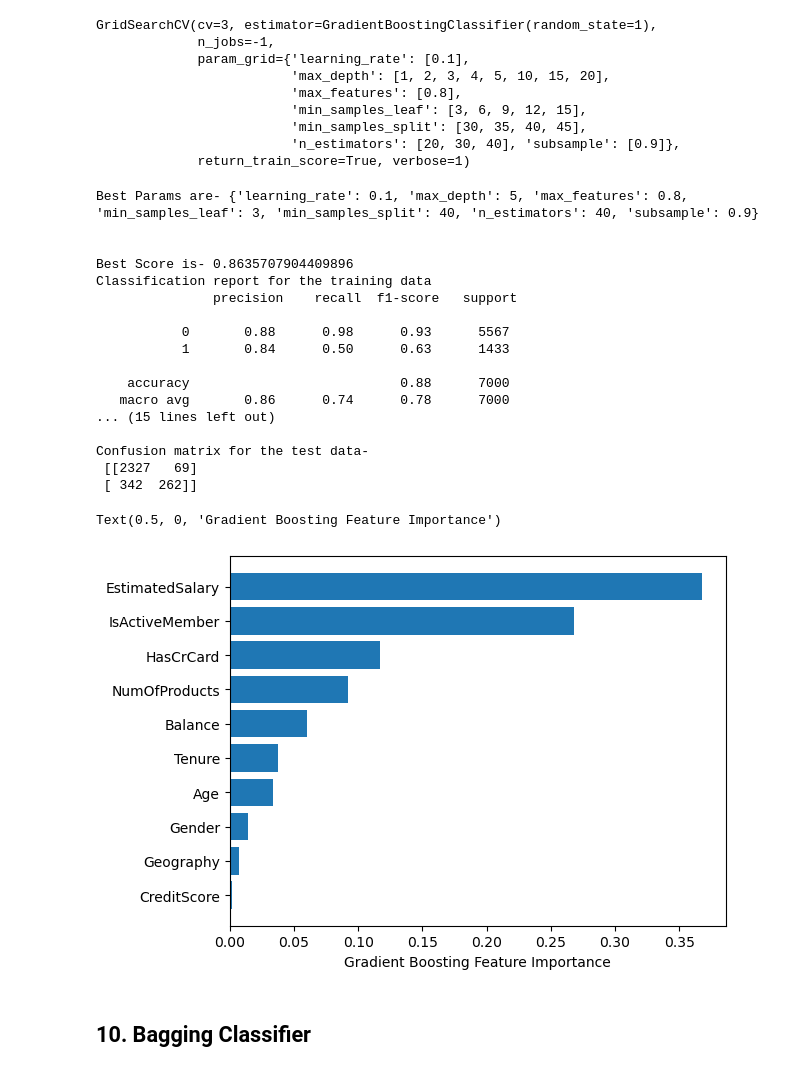
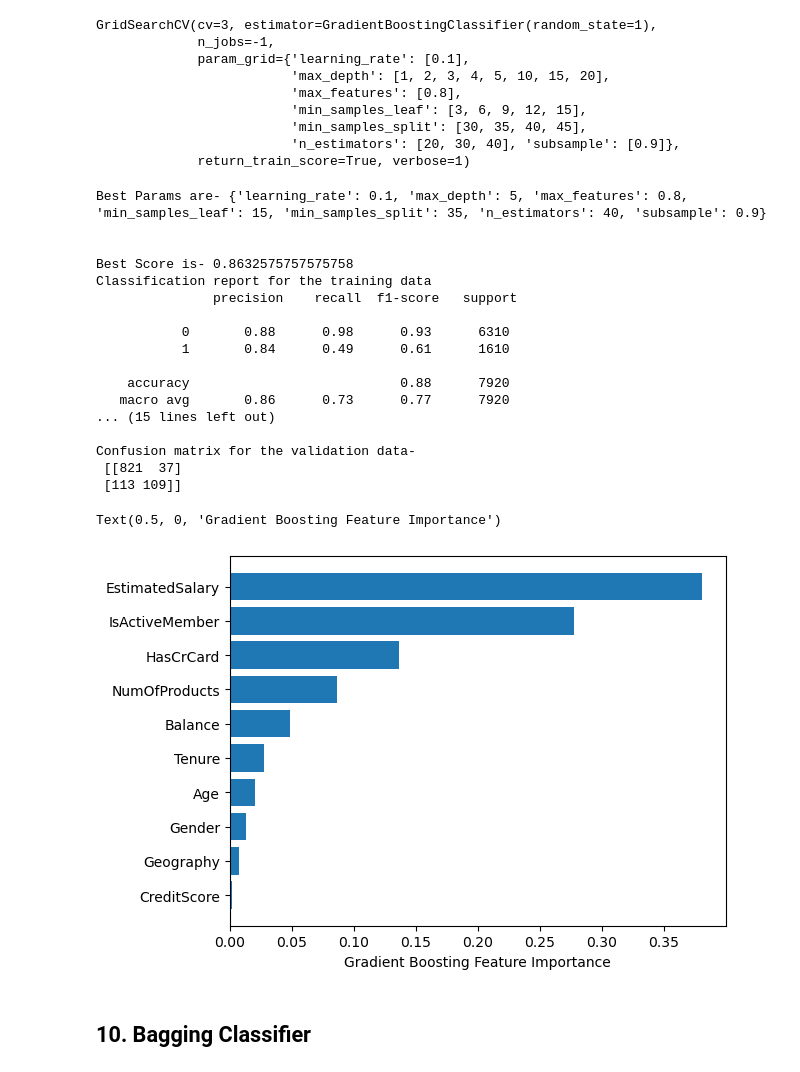
Before and after one commit to sudhanshusinghaiml/AWS-MLOps-Churn-Prediction-for-BankingCustomer, a Jupyter notebook: notebook-code/basic-classification-models.ipynb, the cells around one changed output. Cells and saved outputs as stored; diff of their text form; code cells hidden in the pictures.

```diff
--- a/notebook-code/basic-classification-models.ipynb
+++ b/notebook-code/basic-classification-models.ipynb
@@ -476,7 +470,7 @@ gs_rf = GridSearchCV(estimator = rf_tuned,
                       n_jobs= -1
                       )
 
-gs_rf.fit(X_train, y_train)
+gs_rf.fit(X_train_df, y_train_df)
 # %% [output]
 Fitting 3 folds for each of 768 candidates, totalling 2304 fits
 GridSearchCV(cv=3, estimator=RandomForestClassifier(random_state=123),
@@ -534,17 +528,17 @@ Text(0.5, 0, 'Random Forest Feature Importance')
 ## 8. Gradient Boosting
 # %%
 gbc_model = GradientBoostingClassifier(random_state=1)
-gbc_model.fit(X_train,y_train)
+gbc_model.fit(X_train_df,y_train_df)
 # make predictions for train data
-y_gbc_train_predicted = gbc_model.predict(X_train)
+y_gbc_train_predicted = gbc_model.predict(X_train_df)
 
-# make predictions for test data
-y_gbc_test_predicted = gbc_model.predict(X_test)
-gbc_score=get_metrics_score(gbc_model,X_train, X_test, y_train, y_test)
+# make predictions for validation data
+y_gbc_validation_predicted = gbc_model.predict(X_validation)
+gbc_score=get_metrics_score(gbc_model,X_train_df, X_validation, y_train_df, y_validation)
 
 # summarize the fit of the model
-print('Classification Report for Training Data- \n',classification_report(y_train, y_gbc_train_predicted))
-print('Classification Report for Test Data- \n',classification_report(y_test, y_gbc_test_predicted))
-print('Confusion Matrix for Training Data- \n',confusion_matrix(y_train, y_gbc_train_predicted))
-print('\nConfusion Matrix for Test Data - \n',confusion_matrix(y_test, y_gbc_test_predicted))
+print('Classification Report for Training Data- \n',classification_report(y_train_df, y_gbc_train_predicted))
+print('Classification Report for validation Data- \n',classification_report(y_validation, y_gbc_validation_predicted))
+print('Confusion Matrix for Training Data- \n',confusion_matrix(y_train_df, y_gbc_train_predicted))
+print('\nConfusion Matrix for validation Data - \n',confusion_matrix(y_validation, y_gbc_validation_predicted))
 # %% [output]
@@ -591,7 +585,7 @@ gs_gbc = GridSearchCV(estimator = gbc_tuned,
                       n_jobs= -1
                       )
 
-gs_gbc.fit(X_train, y_train)
+gs_gbc.fit(X_train_df, y_train_df)
 # %% [output]
 Fitting 3 folds for each of 480 candidates, totalling 1440 fits
 GridSearchCV(cv=3, estimator=GradientBoostingClassifier(random_state=1),
@@ -609,41 +603,41 @@ print('\n\nBest Score is-',gs_gbc.best_score_)
 
 # Set the clf to the best combination of parameters
 gs_gbc_tuned = gs_gbc.best_estimator_
-gs_gbc_tuned.fit(X_train, y_train)
+gs_gbc_tuned.fit(X_train_df, y_train_df)
 
-y_gs_gbc_train_predicted = gs_gbc_tuned.predict(X_train)
-y_gs_gbc_test_predicted = gs_gbc_tuned.predict(X_test)
+y_gs_gbc_train_predicted = gs_gbc_tuned.predict(X_train_df)
+y_gs_gbc_validation_predicted = gs_gbc_tuned.predict(X_validation)
 
 # summarize the fit of the model
-print('Classification report for the training data \n',classification_report(y_train, y_gs_gbc_train_predicted))
-print('Classification report for the test data \n',classification_report(y_test, y_gs_gbc_test_predicted))
-print('Confusion matrix for the train data- \n',confusion_matrix(y_train, y_gs_gbc_train_predicted))
-print('\nConfusion matrix for the test data- \n',confusion_matrix(y_test, y_gs_gbc_test_predicted))
+print('Classification report for the training data \n',classification_report(y_train_df, y_gs_gbc_train_predicted))
+print('Classification report for the validation data \n',classification_report(y_validation, y_gs_gbc_validation_predicted))
+print('Confusion matrix for the train data- \n',confusion_matrix(y_train_df, y_gs_gbc_train_predicted))
+print('\nConfusion matrix for the validation data- \n',confusion_matrix(y_validation, y_gs_gbc_validation_predicted))
 # %% [output]
-Best Params are- {'learning_rate': 0.1, 'max_depth': 5, 'max_features': 0.8, 'min_samples_leaf': 3, 'min_samples_split': 40, 'n_estimators': 40, 'subsample': 0.9}
+Best Params are- {'learning_rate': 0.1, 'max_depth': 5, 'max_features': 0.8, 'min_samples_leaf': 15, 'min_samples_split': 35, 'n_estimators': 40, 'subsample': 0.9}
 
 
-Best Score is- 0.8635707904409896
+Best Score is- 0.8632575757575758
 Classification report for the training data
                precision    recall  f1-score   support
 
-           0       0.88      0.98      0.93      5567
-           1       0.84      0.50      0.63      1433
+           0       0.88      0.98      0.93      6310
+           1       0.84      0.49      0.61      1610
 
-    accuracy                           0.88      7000
-   macro avg       0.86      0.74      0.78      7000
+    accuracy                           0.88      7920
+   macro avg       0.86      0.73      0.77      7920
 ... (15 lines left out)
 
-Confusion matrix for the test data-
- [[2327   69]
- [ 342  262]]
+Confusion matrix for the validation data-
+ [[821  37]
+ [113 109]]
 # %%
 sorted_idx = gs_gbc_tuned.feature_importances_.argsort()
-plt.barh(X_train.columns,gs_gbc_tuned.feature_importances_[sorted_idx])
+plt.barh(X_train_df.columns,gs_gbc_tuned.feature_importances_[sorted_idx])
 plt.xlabel("Gradient Boosting Feature Importance")
 # %% [output]
 Text(0.5, 0, 'Gradient Boosting Feature Importance')
-[figure, old version]
+[figure, new version]
 # %% [markdown]
 ## 10. Bagging Classifier
 # %%
```
Also changed, not shown: parts of 30 cells of this notebook, 3 other files.
